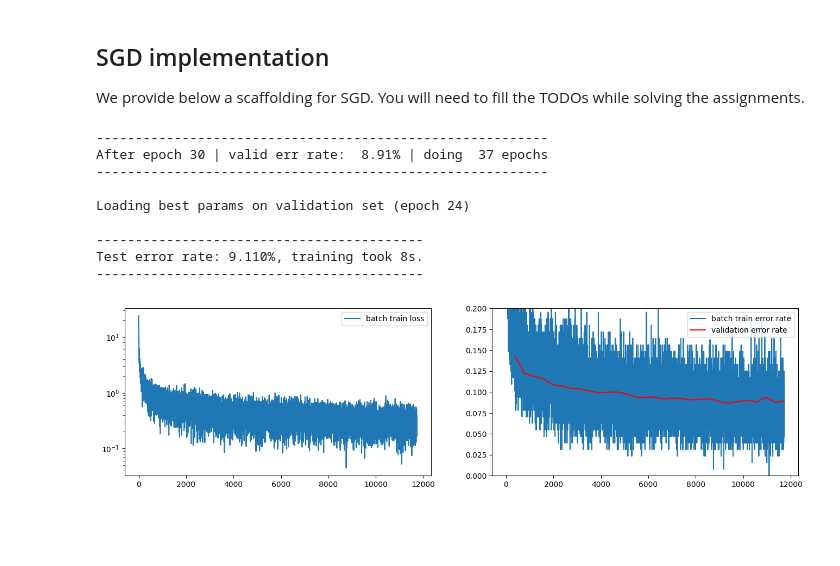
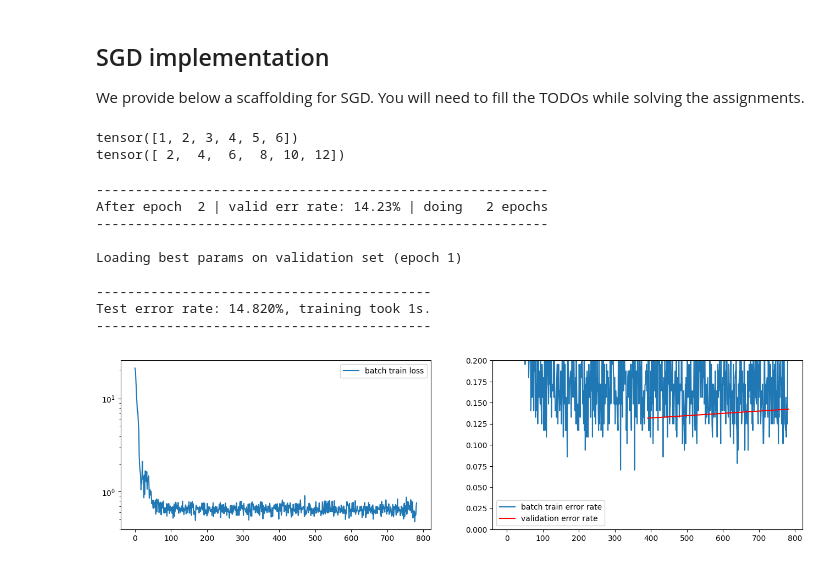
Before and after one commit to michalfica/neutral-networks, a Jupyter notebook: assigmnent2/Assignment2.ipynb, the cells around one changed output. Saved outputs shown, nothing was run; the diff lists cells and outputs as text; code cells hidden in the pictures; blank space fills up the shorter version.

```diff
--- a/assigmnent2/Assignment2.ipynb
+++ b/assigmnent2/Assignment2.ipynb
@@ -515,6 +502,15 @@ def SGD(
             for param, best_param in zip(model.parameters(), best_params):
                 param[...] = best_param
     plot_history(history)
+# %%
+v = torch.tensor([1, 2, 3, 4, 5, 6])
+print(v)
+v[:] = v[:] * 2
+
+print(v)
+# %% [output]
+tensor([1, 2, 3, 4, 5, 6])
+tensor([ 2,  4,  6,  8, 10, 12])
 # %%
 class Model(nn.Module):
     def __init__(self, *args, **kwargs):
@@ -529,37 +525,37 @@ class Model(nn.Module):
         return F.cross_entropy(Out, Targets)
 
 
 model = Model(nn.Linear(28 * 28, 10))
 
 with torch.no_grad():
     # Initialize parameters
     for name, p in model.named_parameters():
         if "weight" in name:
             p.normal_(0, 0.5)
         elif "bias" in name:
             p.zero_()
         else:
             raise ValueError('Unknown parameter name "%s"' % name)
 
 # On GPU enabled devices set device='cuda' else set device='cpu'
 t_start = time.time()
-SGD(model, mnist_loaders, alpha=1e-1, max_num_epochs=30, device="cpu")
+SGD(model, mnist_loaders, alpha=25e-2, max_num_epochs=30, device="cpu")
 
 
 test_err_rate = compute_error_rate(model, mnist_loaders["test"])
 m = (
     f"Test error rate: {test_err_rate * 100.0:.3f}%, "
     f"training took {time.time() - t_start:.0f}s."
 )
 print("{0}\n{1}\n{0}".format("-" * len(m), m))
 # %% [output]
 ----------------------------------------------------------
-After epoch 30 | valid err rate:  8.91% | doing  37 epochs
+After epoch  2 | valid err rate: 14.23% | doing   2 epochs
 ----------------------------------------------------------
 
-Loading best params on validation set (epoch 24)
+Loading best params on validation set (epoch 1)
 
-------------------------------------------
-Test error rate: 9.110%, training took 8s.
-------------------------------------------
+-------------------------------------------
+Test error rate: 14.820%, training took 1s.
+-------------------------------------------
-[figure, old version]
+[figure, new version]
```
Also changed, not shown: parts of 3 cells of this notebook.
